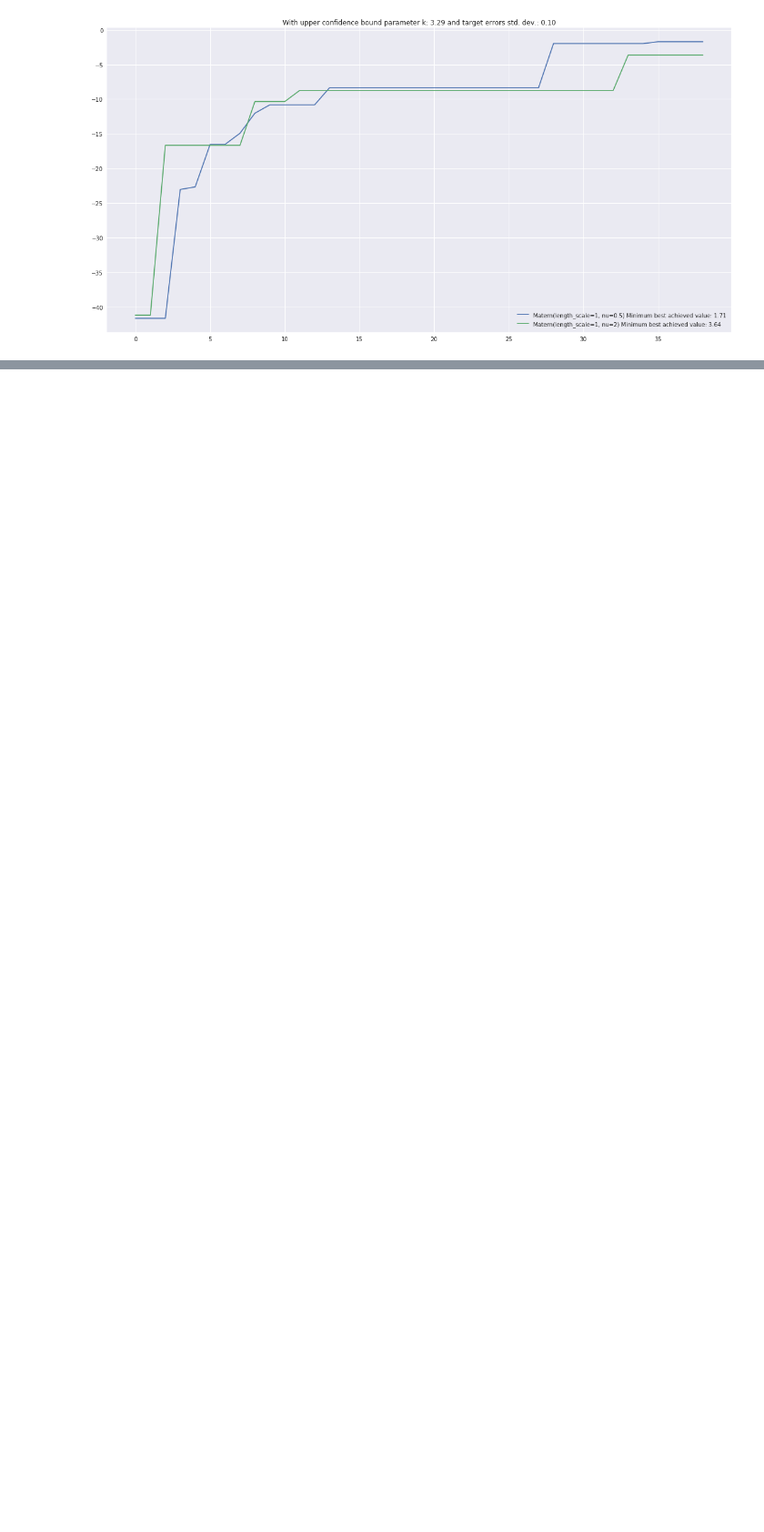
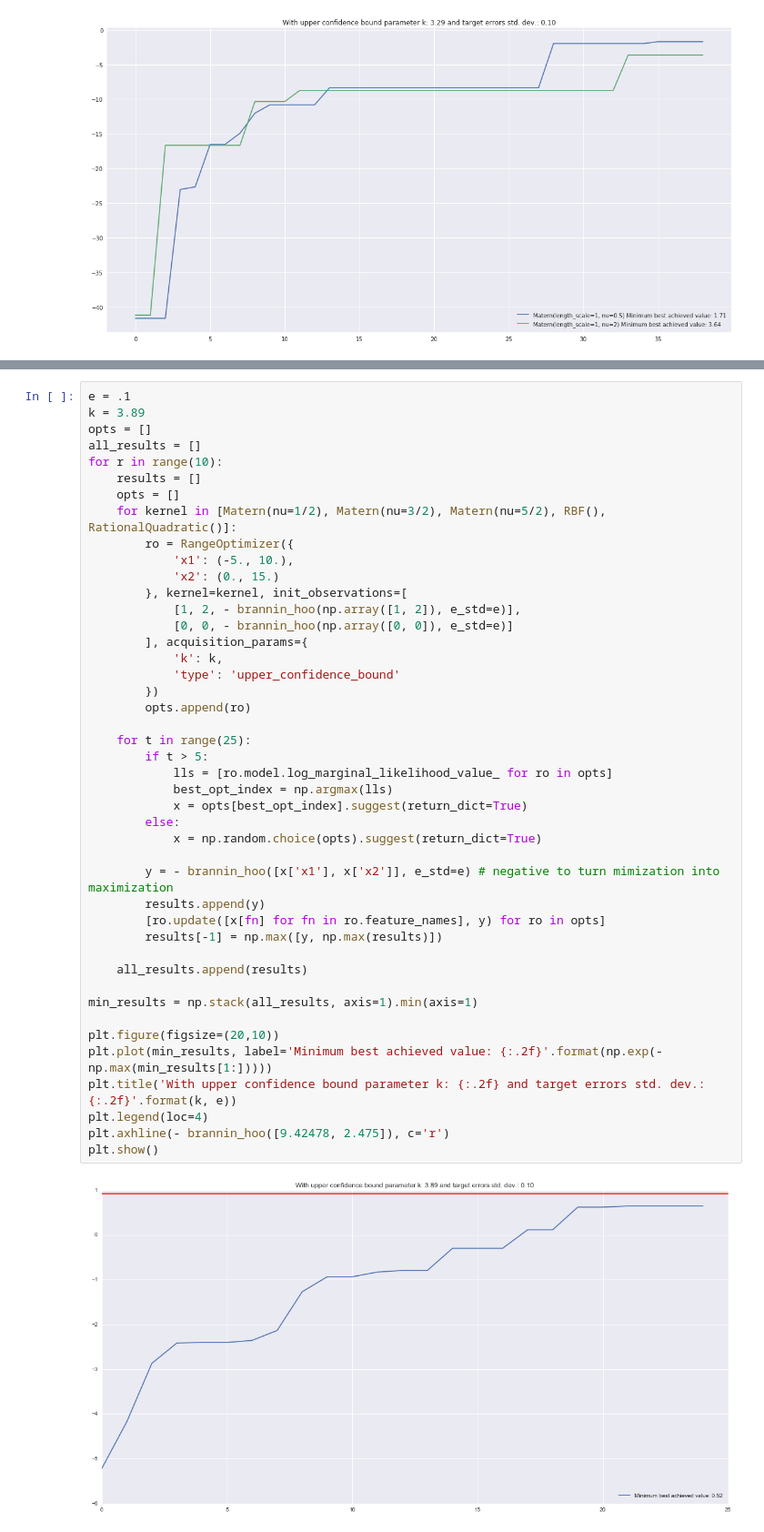
Before and after one commit to Westermann/bayes_opt, a Jupyter notebook: BayesianOptimizer.ipynb, the cells around one changed output, grey strips where cells are left out. Shown: that part at 91% size. Drawn from its saved outputs; the diff is of its cells as text; blank space fills up the shorter version.

```diff
--- a/BayesianOptimizer.ipynb
+++ b/BayesianOptimizer.ipynb
@@ -372,0 +448,46 @@ Best achieved in this run: 1.561218835655692
+# %%
+e = .1
+k = 3.89
+opts = []
+all_results = []
+for r in range(10):
+    results = []
+    opts = []
+    for kernel in [Matern(nu=1/2), Matern(nu=3/2), Matern(nu=5/2), RBF(), RationalQuadratic()]:
+        ro = RangeOptimizer({
+            'x1': (-5., 10.),
+            'x2': (0., 15.)
+        }, kernel=kernel, init_observations=[
+            [1, 2, - brannin_hoo(np.array([1, 2]), e_std=e)],
+            [0, 0, - brannin_hoo(np.array([0, 0]), e_std=e)]
+        ], acquisition_params={
+            'k': k,
+            'type': 'upper_confidence_bound'
+        })
+        opts.append(ro)
+
+    for t in range(25):
+        if t > 5:
+            lls = [ro.model.log_marginal_likelihood_value_ for ro in opts]
+            best_opt_index = np.argmax(lls)
+            x = opts[best_opt_index].suggest(return_dict=True)
+        else:
+            x = np.random.choice(opts).suggest(return_dict=True)
+
+        y = - brannin_hoo([x['x1'], x['x2']], e_std=e) # negative to turn mimization into maximization
+        results.append(y)
+        [ro.update([x[fn] for fn in ro.feature_names], y) for ro in opts]
+        results[-1] = np.max([y, np.max(results)])
+
+    all_results.append(results)
+
+min_results = np.stack(all_results, axis=1).min(axis=1)
+
+plt.figure(figsize=(20,10))
+plt.plot(min_results, label='Minimum best achieved value: {:.2f}'.format(np.exp(-np.max(min_results[1:]))))
+plt.title('With upper confidence bound parameter k: {:.2f} and target errors std. dev.: {:.2f}'.format(k, e))
+plt.legend(loc=4)
+plt.axhline(- brannin_hoo([9.42478, 2.475]), c='r')
+plt.show()
+# %% [output]
+[figure, added]
```
Also changed, not shown: parts of 5 cells of this notebook.
